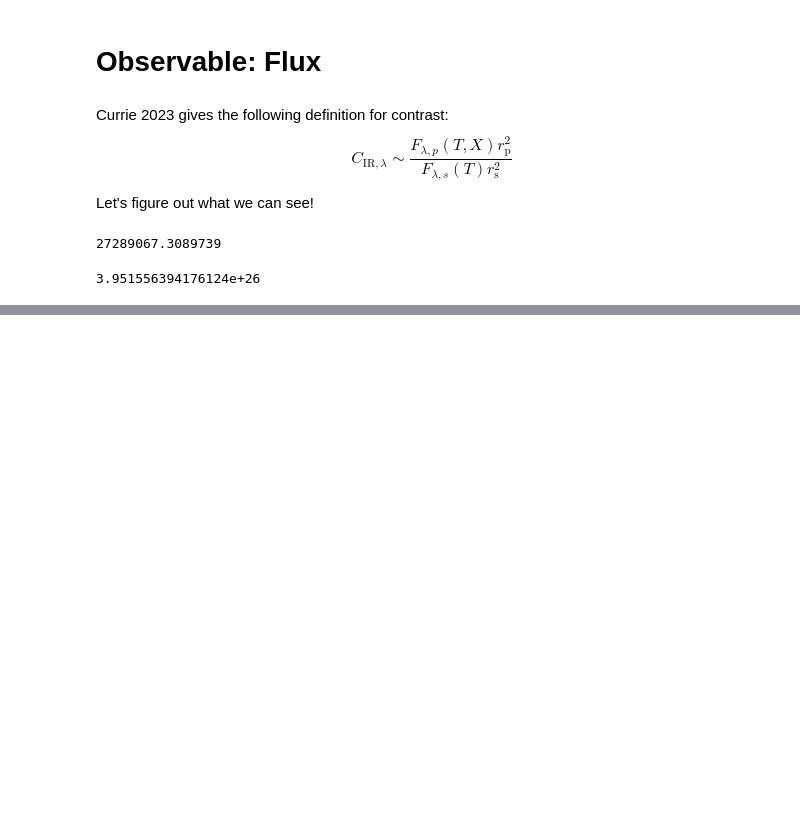
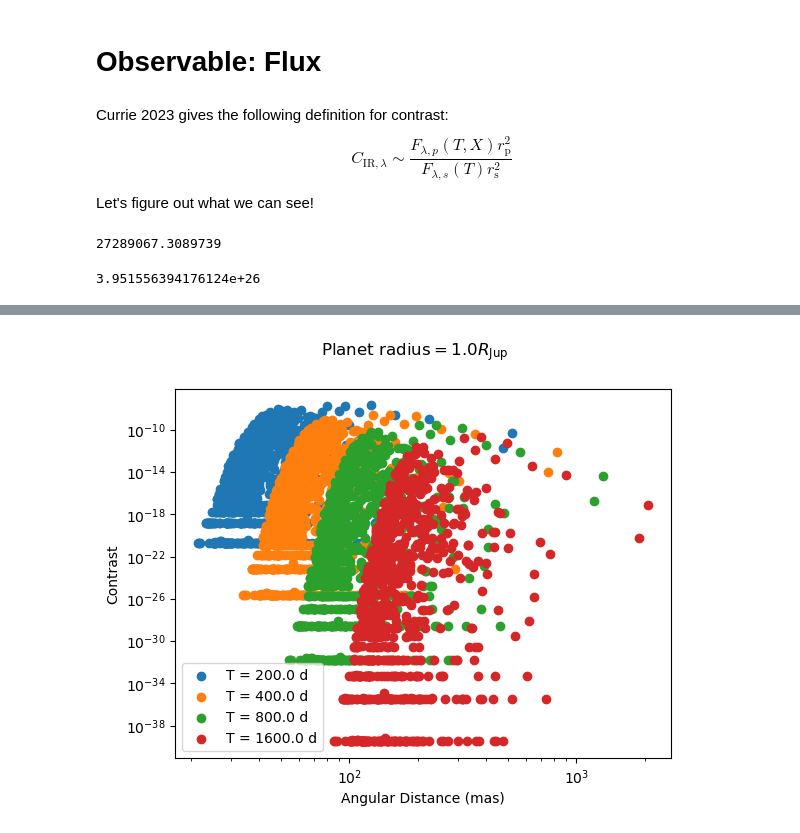
Before and after one commit to greenspaceexplorer/AMDS2025-Planet-Formation-Accretion, a Jupyter notebook: calculations.ipynb, the cells around one changed output, grey strips where cells are left out. Drawn from its saved outputs; the diff is of its cells as text; code cells hidden in the pictures; blank space fills up the shorter version.

```diff
--- a/calculations.ipynb
+++ b/calculations.ipynb
@@ -221,0 +388,19 @@ plt.show()
+# %%
+fig, ax = plt.subplots()
+ax.set_xscale("log")
+ax.set_yscale("log")
+ax.set_xlabel("Angular Distance (mas)")
+ax.set_ylabel("Contrast")
+
+starDistance = np.array(targetsDF["Dist (pc)"])*u.pc
+for i in range(len(orbitalPeriods)):
+    angularDist = orbitalDistance[i]/starDistance
+    angularDist = angularDist.si.value # radians
+    angularDist = angularDist * (180/np.pi)*3600*1000
+    ax.scatter(angularDist, jupContrast[i], label = "T = {}".format(orbitalPeriods[i]))
+
+ax.legend()
+fig.suptitle("Planet radius$= 1.0R_{\\text{Jup}}$")
+plt.show()
+# %% [output]
+[figure, added]
```
Also changed, not shown: parts of 17 cells of this notebook, 2 other files.
